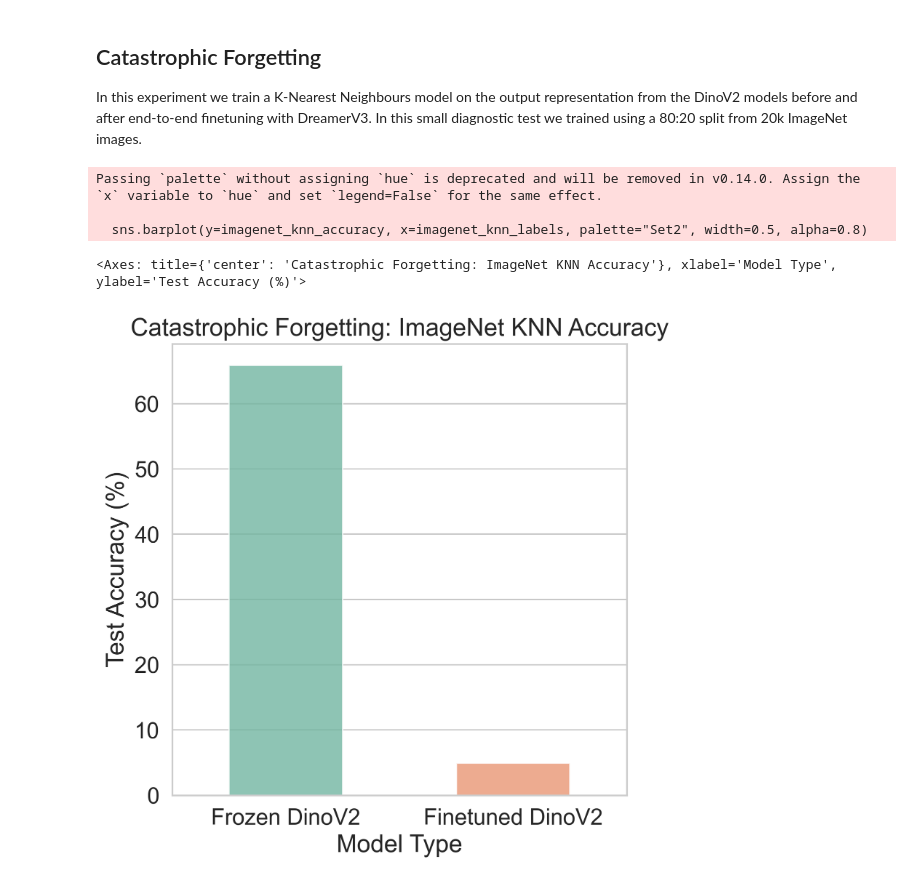
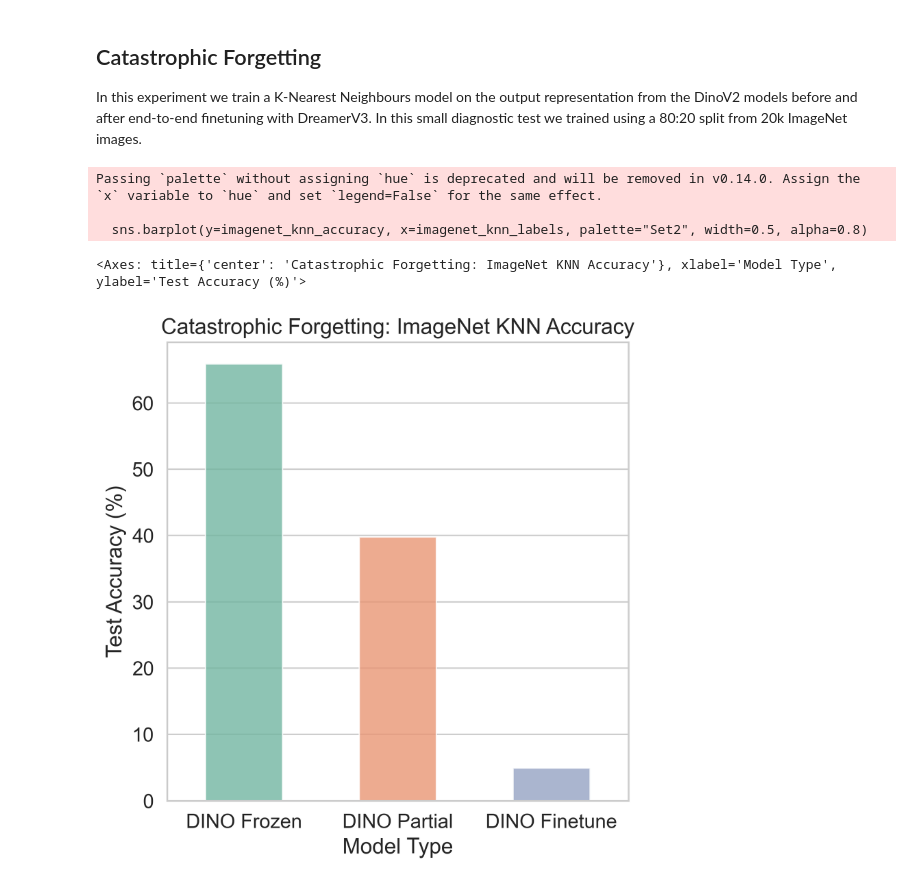
Before and after one commit to jackvice/dreamerJMV3, a Jupyter notebook: plot_eval_results.ipynb, the cells around one changed output. Cells and saved outputs as stored; diff of their text form; code cells hidden in the pictures.

```diff
--- a/plot_eval_results.ipynb
+++ b/plot_eval_results.ipynb
@@ -62,16 +62,16 @@ plot(
 ## Catastrophic Forgetting
 In this experiment we train a K-Nearest Neighbours model on the output representation from the DinoV2 models before and after end-to-end finetuning with DreamerV3. In this small diagnostic test we trained using a 80:20 split from 20k ImageNet images.
 # %%
-imagenet_knn_accuracy = [65.88, 4.92]
-imagenet_knn_labels = ["Frozen DinoV2", "Finetuned DinoV2"]
+imagenet_knn_accuracy = [65.88, 39.77, 4.92]
+imagenet_knn_labels = ["DINO Frozen", "DINO Partial", "DINO Finetune"]
 plt.figure(figsize=(6, 6))
 plt.xlabel("Model Type")
 plt.ylabel("Test Accuracy (%)")
 plt.title(f"Catastrophic Forgetting: ImageNet KNN Accuracy")
 sns.barplot(y=imagenet_knn_accuracy, x=imagenet_knn_labels, palette="Set2", width=0.5, alpha=0.8)
 # %% [output]
 Passing `palette` without assigning `hue` is deprecated and will be removed in v0.14.0. Assign the `x` variable to `hue` and set `legend=False` for the same effect.
 
   sns.barplot(y=imagenet_knn_accuracy, x=imagenet_knn_labels, palette="Set2", width=0.5, alpha=0.8)
 <Axes: title={'center': 'Catastrophic Forgetting: ImageNet KNN Accuracy'}, xlabel='Model Type', ylabel='Test Accuracy (%)'>
-[figure, old version]
+[figure, new version]
```
